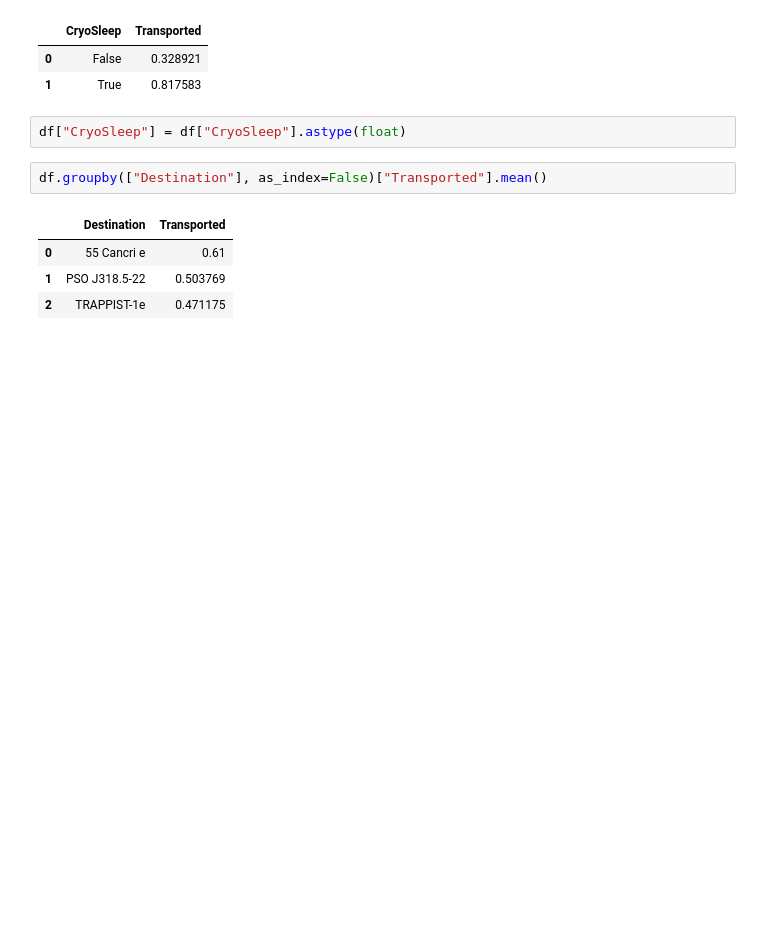
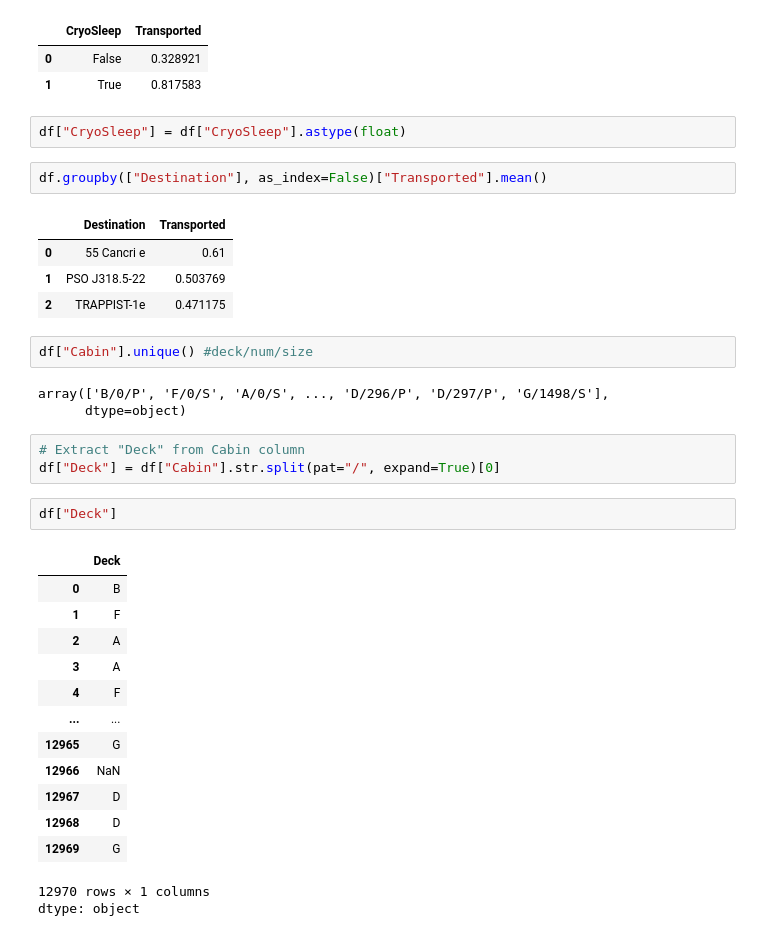
Before and after one commit to harsij01/spaceship-titanic, a Jupyter notebook: spaceship_titanic.ipynb, the cells around one changed output. Cells and saved outputs as stored; diff of their text form; blank space fills up the shorter version.

```diff
--- a/spaceship_titanic.ipynb
+++ b/spaceship_titanic.ipynb
@@ -214,3 +214,28 @@ df.groupby(["Destination"], as_index=False)["Transported"].mean()
 | 0 | 55 Cancri e | 0.61 |
 | 1 | PSO J318.5-22 | 0.503769 |
 | 2 | TRAPPIST-1e | 0.471175 |
+# %%
+df["Cabin"].unique() #deck/num/size
+# %% [output]
+array(['B/0/P', 'F/0/S', 'A/0/S', ..., 'D/296/P', 'D/297/P', 'G/1498/S'],
+      dtype=object)
+# %%
+# Extract "Deck" from Cabin column
+df["Deck"] = df["Cabin"].str.split(pat="/", expand=True)[0]
+# %%
+df["Deck"]
+# %% [output]
+|  | Deck |
+| 0 | B |
+| 1 | F |
+| 2 | A |
+| 3 | A |
+| 4 | F |
+| ... | ... |
+| 12965 | G |
+| 12966 | NaN |
+| 12967 | D |
+| 12968 | D |
+| 12969 | G |
+12970 rows × 1 columns
+dtype: object
```
Also changed, not shown: parts of 7 cells of this notebook.
